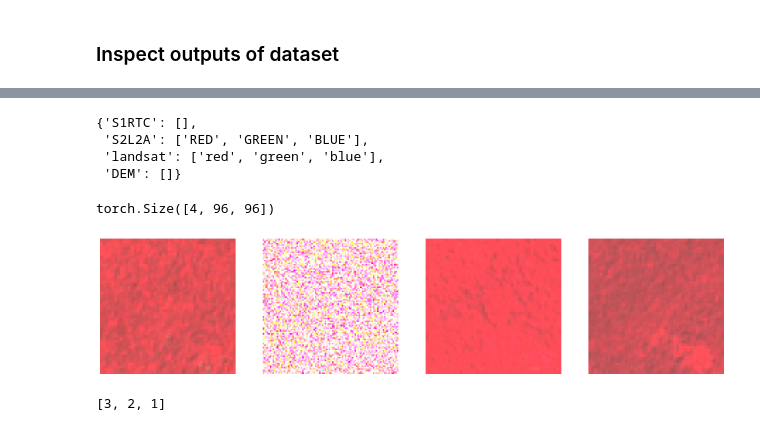
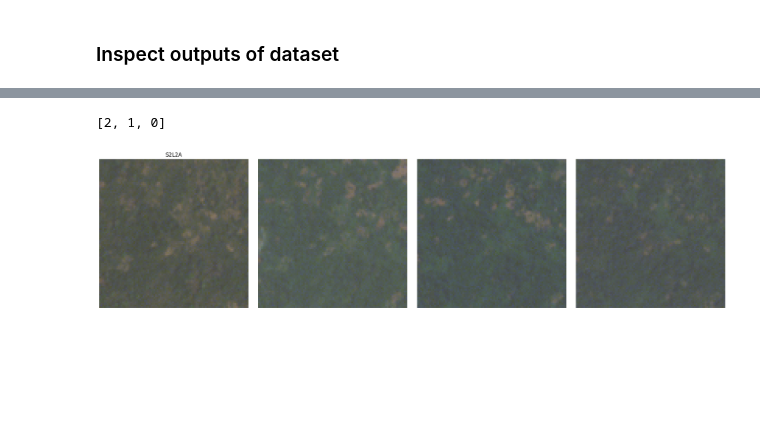
Before and after one commit to ClarkCGA/gelos, a Jupyter notebook: notebooks/02_dwg_generateembeddings.ipynb, the cells around one changed output, grey strips where cells are left out. Saved outputs shown, nothing was run; the diff lists cells and outputs as text; code cells hidden in the pictures; blank space fills up the shorter version.

```diff
--- a/notebooks/02_dwg_generateembeddings.ipynb
+++ b/notebooks/02_dwg_generateembeddings.ipynb
@@ -170,7 +139,0 @@ vis_bands = self.rgb_bands
-# %%
-vis_bands
-# %% [output]
-{'S1RTC': [],
- 'S2L2A': ['RED', 'GREEN', 'BLUE'],
- 'landsat': ['red', 'green', 'blue'],
- 'DEM': []}
@@ -179,27 +140,5 @@ from gelos.gelosdataset import scale
-# %%
-sample["image"]["S2L2A"][0].shape
-# %% [output]
-torch.Size([4, 96, 96])
-# %%
-nrows = 1
-ncols = 4
-fig, axs = plt.subplots(nrows=nrows, ncols=ncols, figsize=(ncols * 5, nrows * 5), squeeze=False)
-sens = list(self.bands.keys())[0]
-if not isinstance(sample["image"], dict):
-    sample["image"] = {sens: sample["image"]}
-
-for row, sens in enumerate(self.bands.keys()):
-    band_indices = [self.all_band_names[sens].index(band) for band in vis_bands[sens]]
-    img = sample["image"][sens].numpy()
-    img = scale(img)
-    c, t, h, w = img.shape
-    for col, t in enumerate(range(t)):
-        img_t = img[band_indices,t,:,:].transpose(1,2,0)
-        axs[row, col].imshow(img_t)
-        axs[row, col].axis("off")
-# %% [output]
-[figure, removed]
 # %%
-band_indices
+plot = gelos_datamodule.dataset.plot(gelos_datamodule.dataset[0])
 # %% [output]
-[3, 2, 1]
+[2, 1, 0]
+[figure, added]
```
Also changed, not shown: parts of 10 cells of this notebook, 10 other files.
